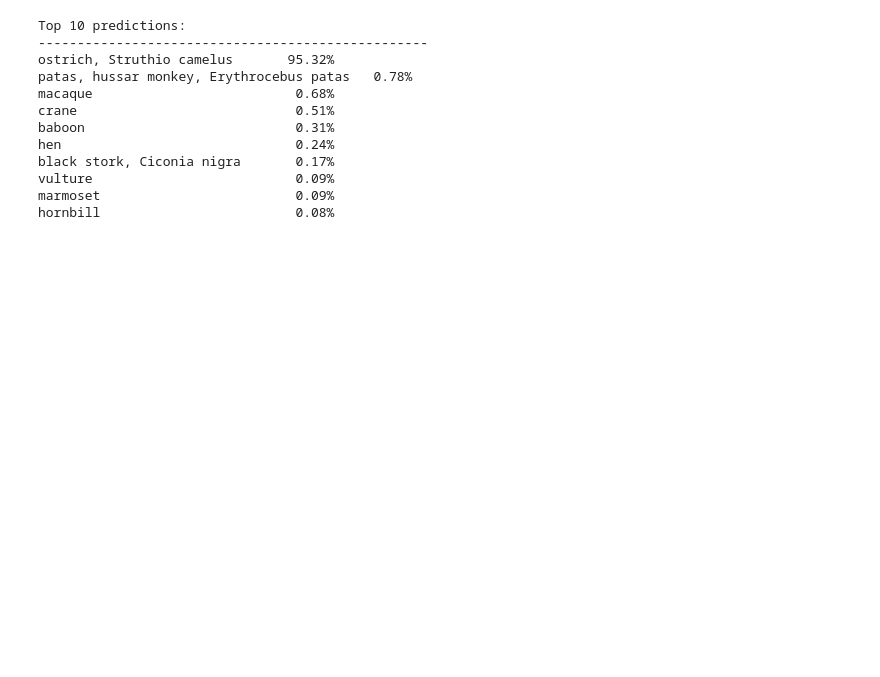
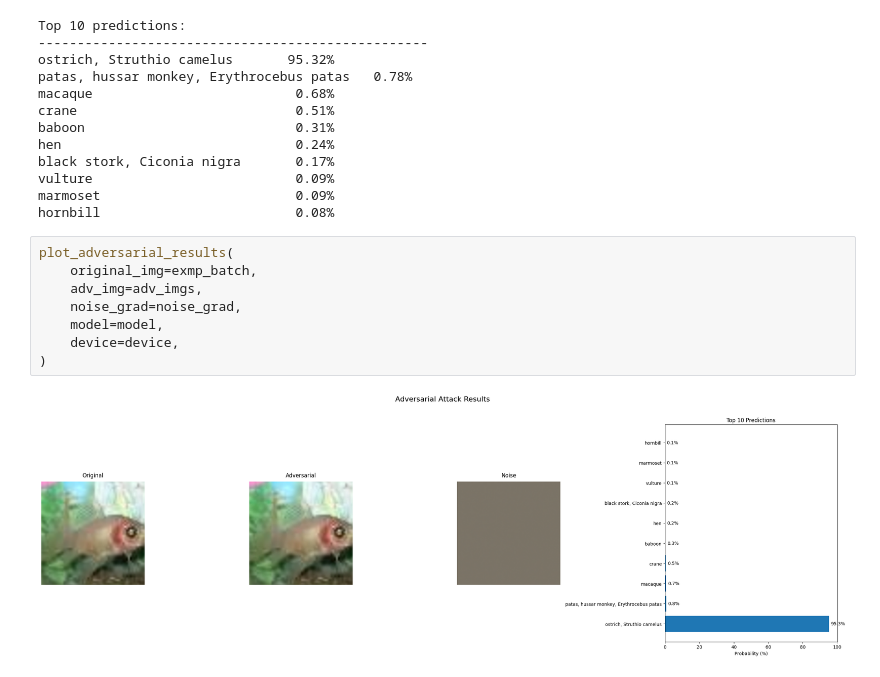
Before and after one commit to MClarke1991/adversarial_noise, a Jupyter notebook: general_implementation.ipynb, the cells around one changed output. Saved outputs shown, nothing was run; the diff lists cells and outputs as text; blank space fills up the shorter version.

Commit message:
add: function to summarise results

```diff
--- a/general_implementation.ipynb
+++ b/general_implementation.ipynb
@@ -224,3 +299,13 @@ black stork, Ciconia nigra       0.17%
 vulture                          0.09%
 marmoset                         0.09%
 hornbill                         0.08%
+# %%
+plot_adversarial_results(
+    original_img=exmp_batch,
+    adv_img=adv_imgs,
+    noise_grad=noise_grad,
+    model=model,
+    device=device,
+)
+# %% [output]
+[figure, added]
```
Also changed, not shown: parts of 1 cell of this notebook, 3 other files.
